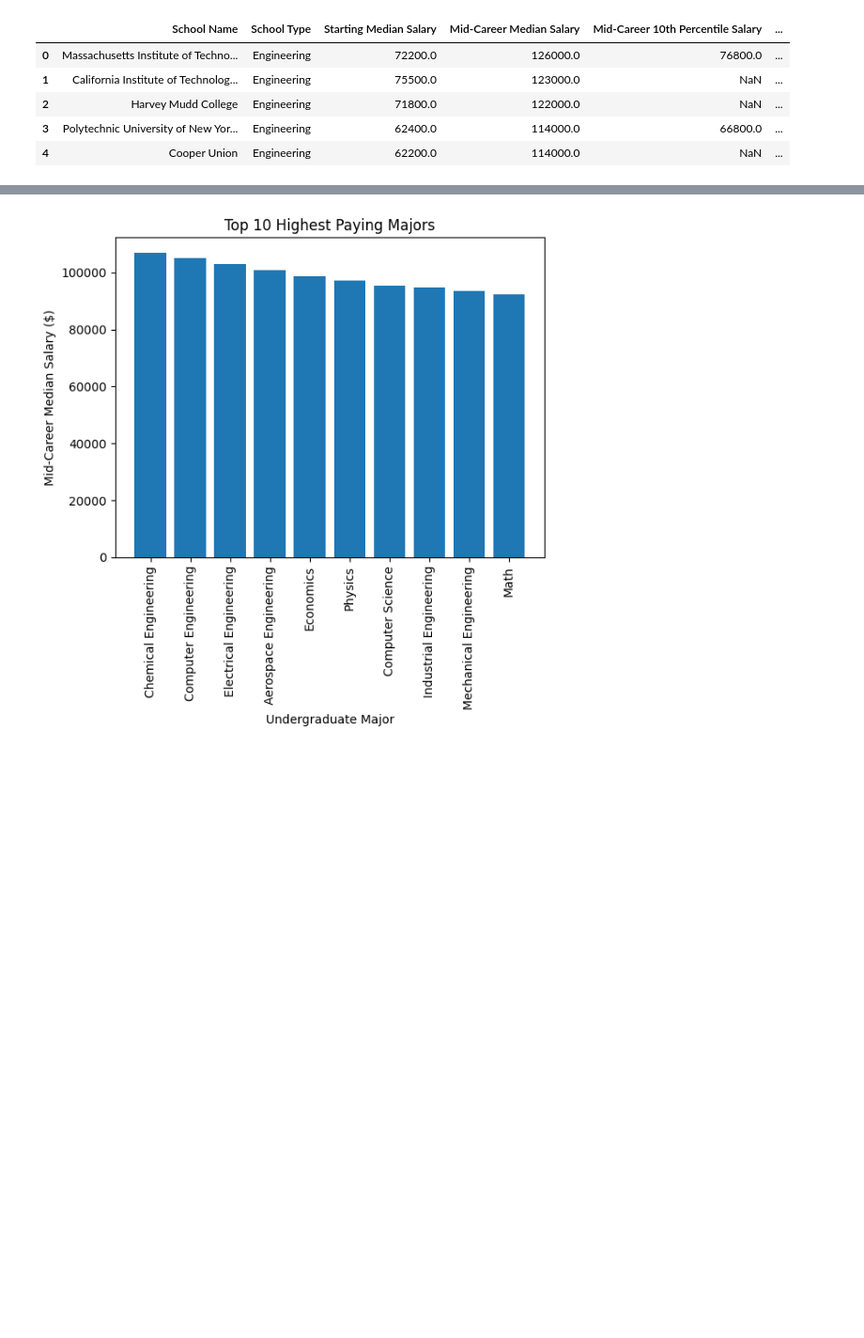
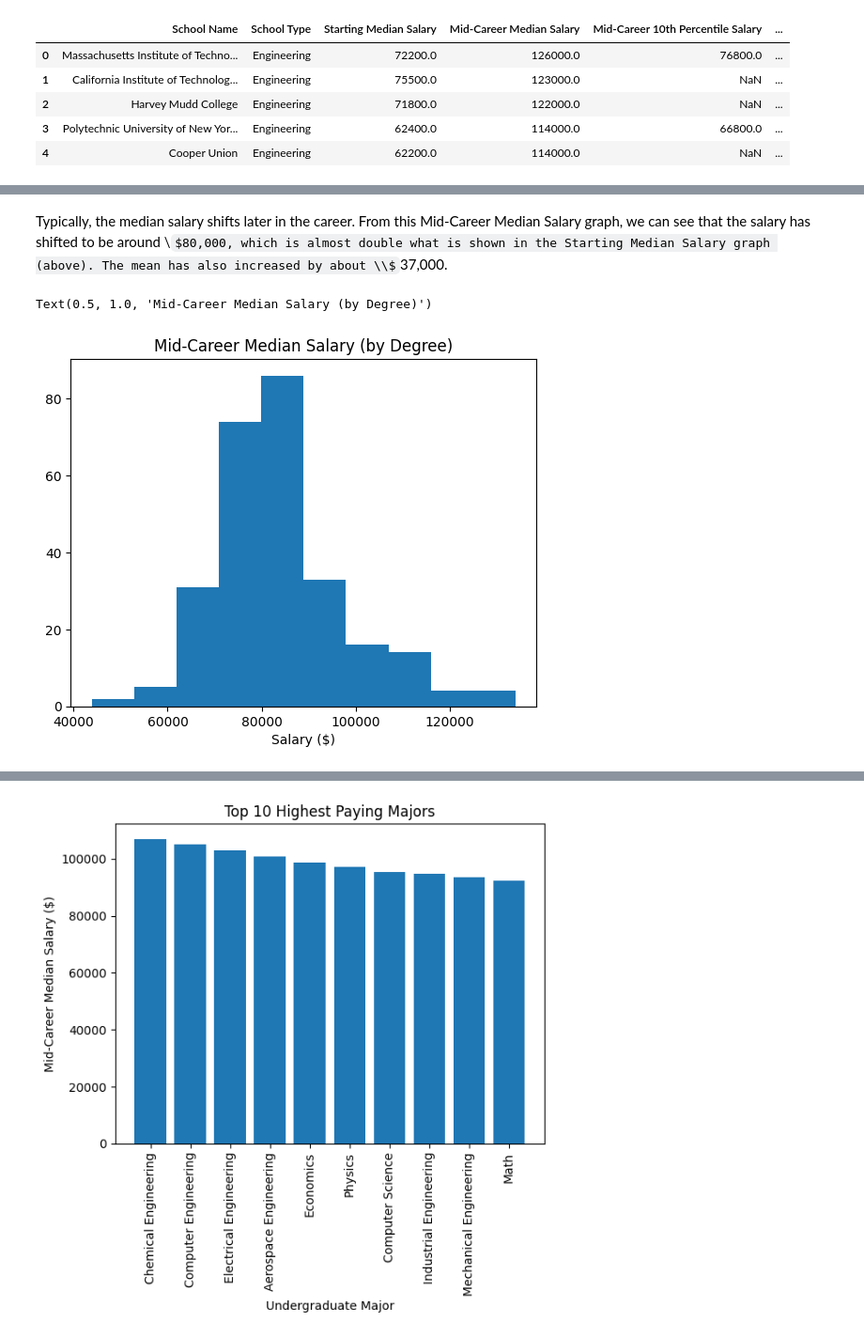
Before and after one commit to ashleyalee/DH140-Final, a Jupyter notebook: dh-140-final-AL.ipynb, the cells around one changed output, grey strips where cells are left out. Shown at 94% size. Saved outputs shown, nothing was run; the diff lists cells and outputs as text; code cells hidden in the pictures; some formulas as TeX source; blank space fills up the shorter version.

```diff
--- a/dh-140-final-AL.ipynb
+++ b/dh-140-final-AL.ipynb
@@ -91,0 +164,9 @@ plt.show()
+# %% [markdown]
+Typically, the median salary shifts later in the career. From this Mid-Career Median Salary graph, we can see that the salary has shifted to be around \\$80,000, which is almost double what is shown in the Starting Median Salary graph (above). The mean has also increased by about \\$37,000.
+# %%
+plt.hist(salaries['Mid-Career Median Salary'])
+plt.xlabel('Salary ($)')
+plt.title('Mid-Career Median Salary (by Degree)')
+# %% [output]
+Text(0.5, 1.0, 'Mid-Career Median Salary (by Degree)')
+[figure, added]
```
Also changed, not shown: parts of 38 cells of this notebook, 1 other file.
